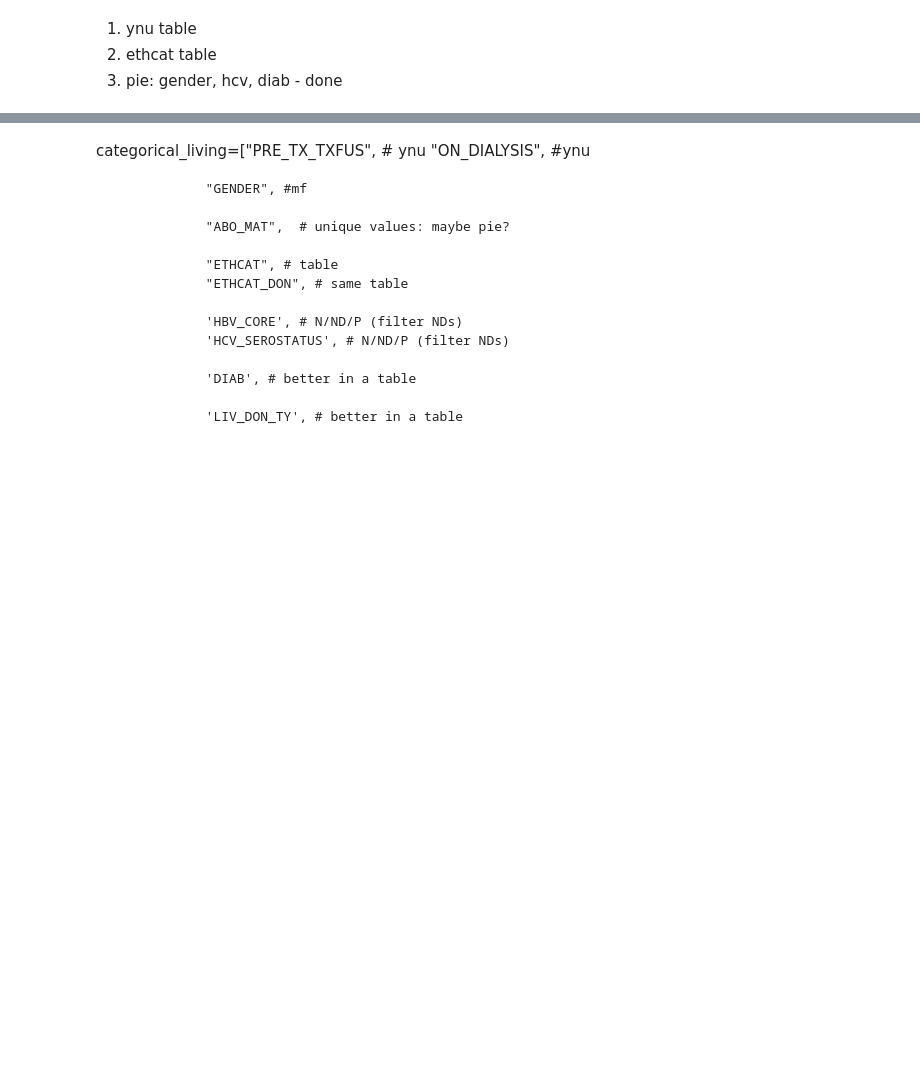
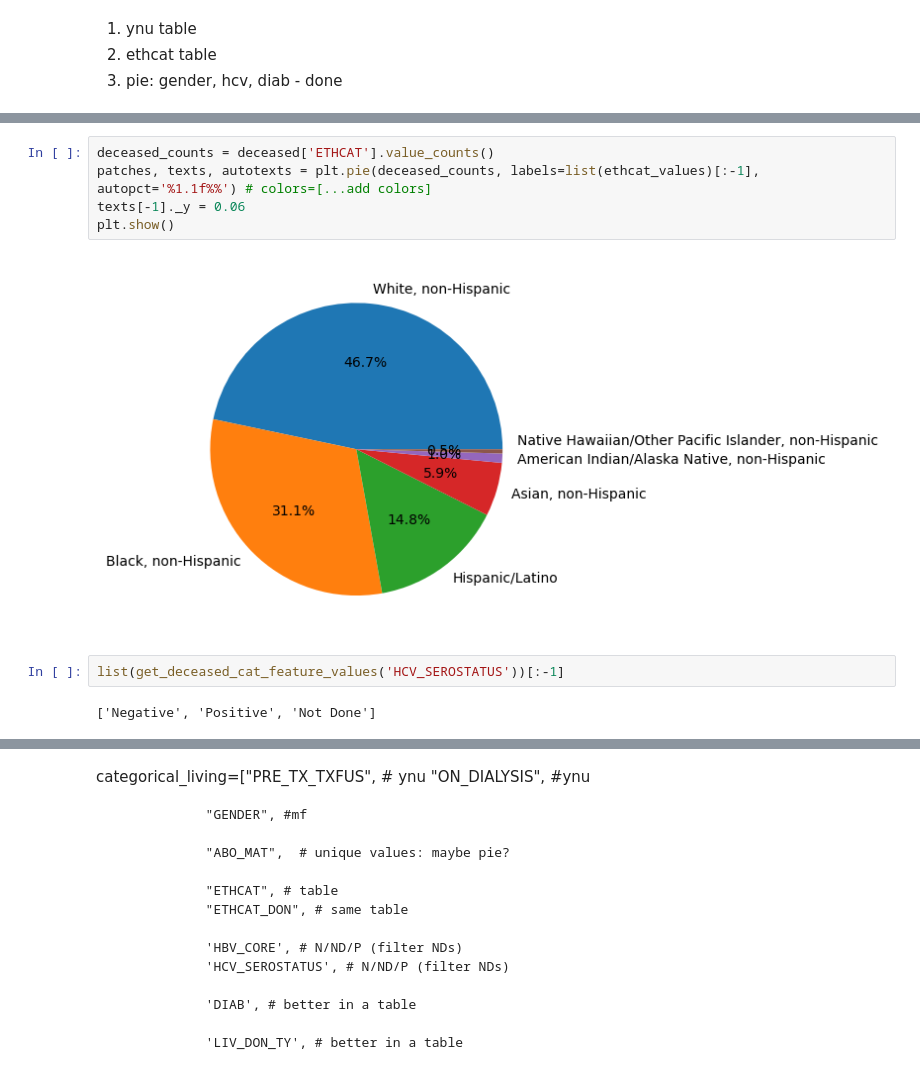
Before and after one commit to krllstdn/BachelorProject, a Jupyter notebook: Code/data_analysis.ipynb, the cells around one changed output, grey strips where cells are left out. Cells and saved outputs as stored; diff of their text form; blank space fills up the shorter version.

```diff
--- a/Code/data_analysis.ipynb
+++ b/Code/data_analysis.ipynb
@@ -154,3 +209,14 @@ categorical_deceased = [
+# %%
+deceased_counts = deceased['ETHCAT'].value_counts()
+patches, texts, autotexts = plt.pie(deceased_counts, labels=list(ethcat_values)[:-1], autopct='%1.1f%%') # colors=[...add colors]
+texts[-1]._y = 0.06
+plt.show()
+# %% [output]
+[figure, added]
+# %%
+list(get_deceased_cat_feature_values('HCV_SEROSTATUS'))[:-1]
+# %% [output]
+['Negative', 'Positive', 'Not Done']
 # %%
 import matplotlib.pyplot as plt
 
```
Also changed, not shown: parts of 18 cells of this notebook, 5 other files.
